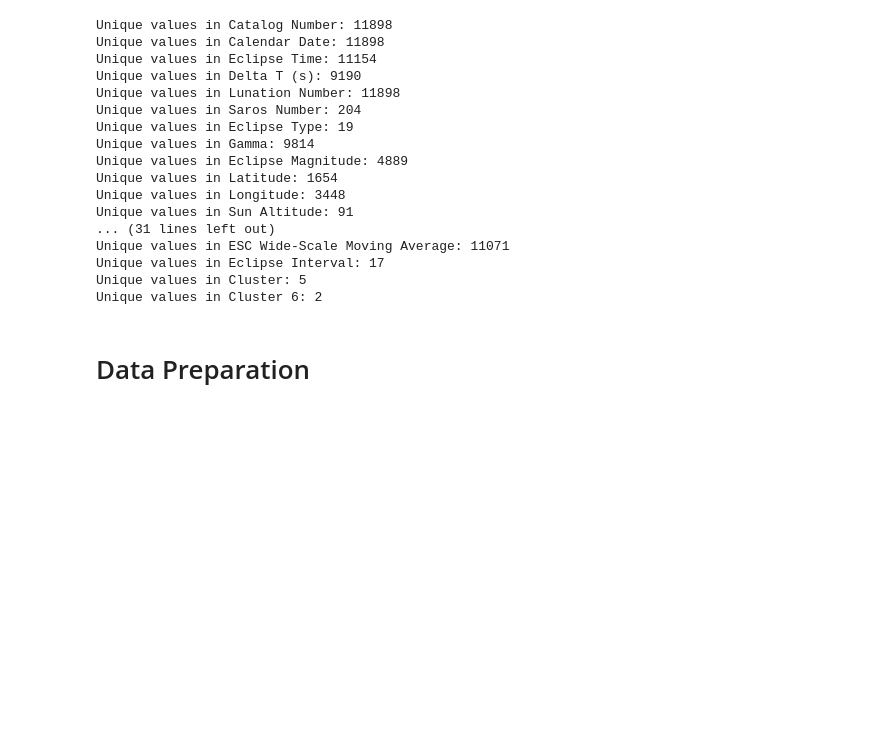
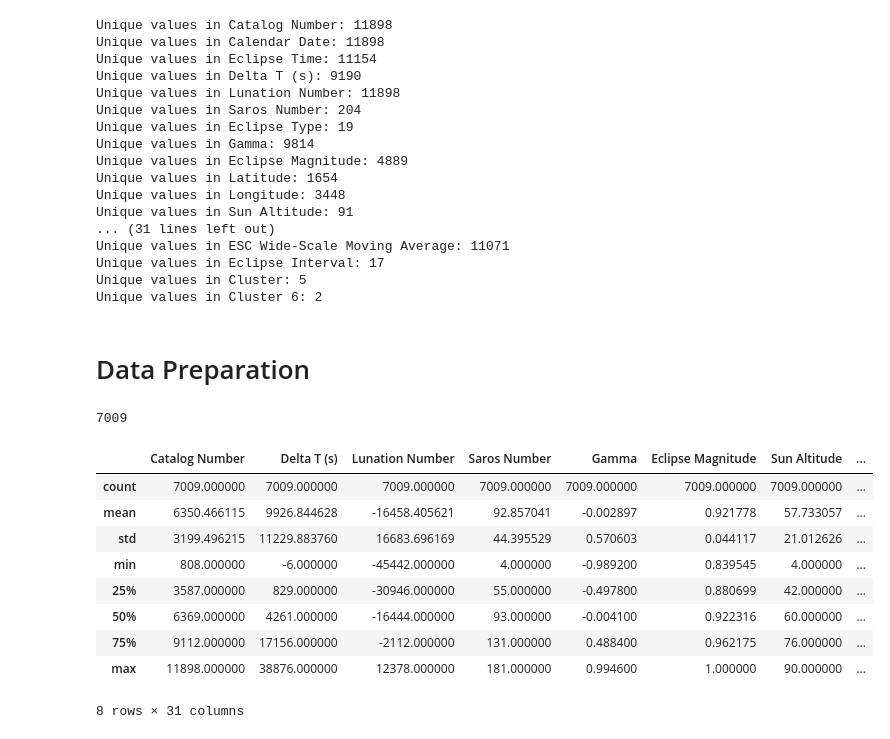
Before and after one commit to Chahat08/CSE564_Final_Project, a Jupyter notebook: Data_Prep.ipynb, the cells around one changed output. Saved outputs shown, nothing was run; the diff lists cells and outputs as text; code cells hidden in the pictures; blank space fills up the shorter version.

Commit message:
data cleaning modified

```diff
--- a/Data_Prep.ipynb
+++ b/Data_Prep.ipynb
@@ -87,0 +84,18 @@ null_removed_df.to_csv('eclipse_null_removed.csv')
+# %%
+new_df = data.drop(['Duration in Seconds', 'Central Duration Seconds', 'Normalized Duration'], axis=1)
+new_df = new_df.dropna()
+new_df.isnull().sum()
+print(len(new_df))
+new_df.describe()
+# %% [output]
+7009
+|  | Catalog Number | Delta T (s) | Lunation Number | Saros Number | Gamma | Eclipse Magnitude | Sun Altitude | ... |
+| count | 7009.000000 | 7009.000000 | 7009.000000 | 7009.000000 | 7009.000000 | 7009.000000 | 7009.000000 | ... |
+| mean | 6350.466115 | 9926.844628 | -16458.405621 | 92.857041 | -0.002897 | 0.921778 | 57.733057 | ... |
+| std | 3199.496215 | 11229.883760 | 16683.696169 | 44.395529 | 0.570603 | 0.044117 | 21.012626 | ... |
+| min | 808.000000 | -6.000000 | -45442.000000 | 4.000000 | -0.989200 | 0.839545 | 4.000000 | ... |
+| 25% | 3587.000000 | 829.000000 | -30946.000000 | 55.000000 | -0.497800 | 0.880699 | 42.000000 | ... |
+| 50% | 6369.000000 | 4261.000000 | -16444.000000 | 93.000000 | -0.004100 | 0.922316 | 60.000000 | ... |
+| 75% | 9112.000000 | 17156.000000 | -2112.000000 | 131.000000 | 0.488400 | 0.962175 | 76.000000 | ... |
+| max | 11898.000000 | 38876.000000 | 12378.000000 | 181.000000 | 0.994600 | 1.000000 | 90.000000 | ... |
+8 rows × 31 columns
```
Also changed, not shown: parts of 4 cells of this notebook, 2 other files.
